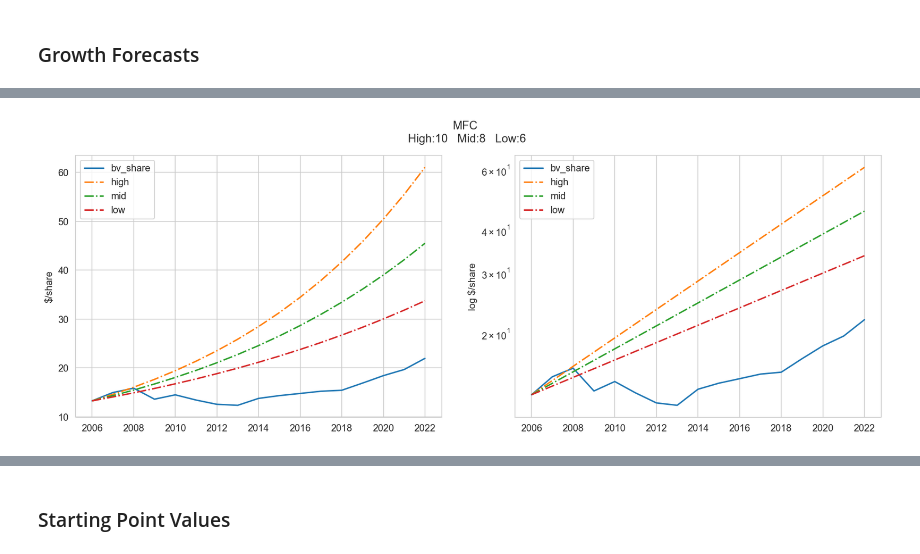
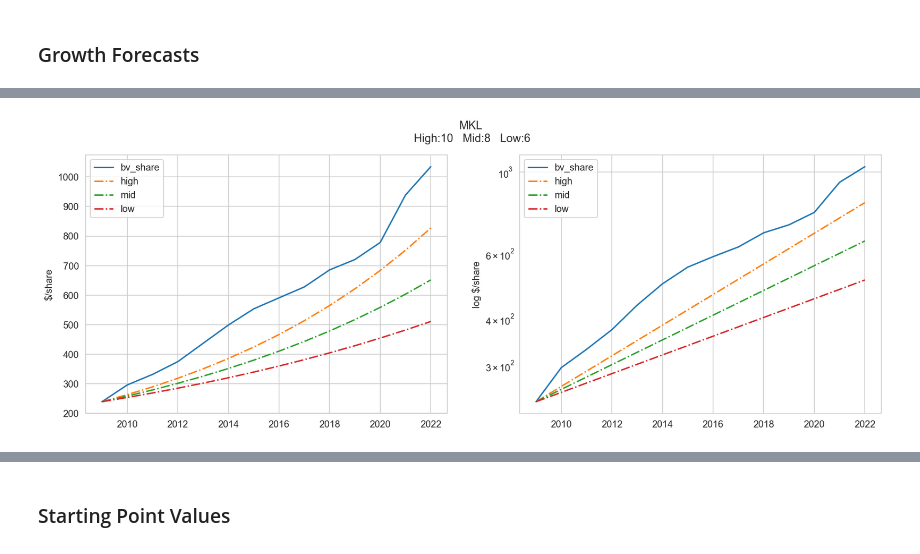
Before and after one commit to nomalet/investing, a Jupyter notebook: notebooks/2 Forecasts for Insurance.ipynb, the cells around one changed output, grey strips where cells are left out. Cells and saved outputs as stored; diff of their text form; code cells hidden in the pictures.

Commit message:
Rerun to ensure insurance notebooks ok. Work on ROE in insurance notebook

```diff
--- a/notebooks/2 Forecasts for Insurance.ipynb
+++ b/notebooks/2 Forecasts for Insurance.ipynb
@@ -45,6 +45,6 @@ df_names = pd.read_csv(input_data / companies_file)
 # %% [output]
 [interactive output not drawn]
 # %%
-df_financial = df_names[df_names["type"] == "Financial"].sort_values("ticker")
+df_financial = df_names[df_names["type"] == "Insurance"].sort_values("ticker")
 df_financial
 # %% [output]
@@ -122,7 +92,7 @@ sensitivity_plot(company_data, "JPM", 10, 8, 6, "bv")
 [interactive output not drawn]
 # %%
-sensitivity_plot(company_data, "MFC", 10, 8, 6, "bv")
+sensitivity_plot(company_data, "MKL", 10, 8, 6, "bv", start_at=2009)
 # %% [output]
-[figure, old version]
+[figure, new version]
 [interactive output not drawn]
 # %%
```
Also changed, not shown: parts of 19 cells of this notebook, 7 other files.
